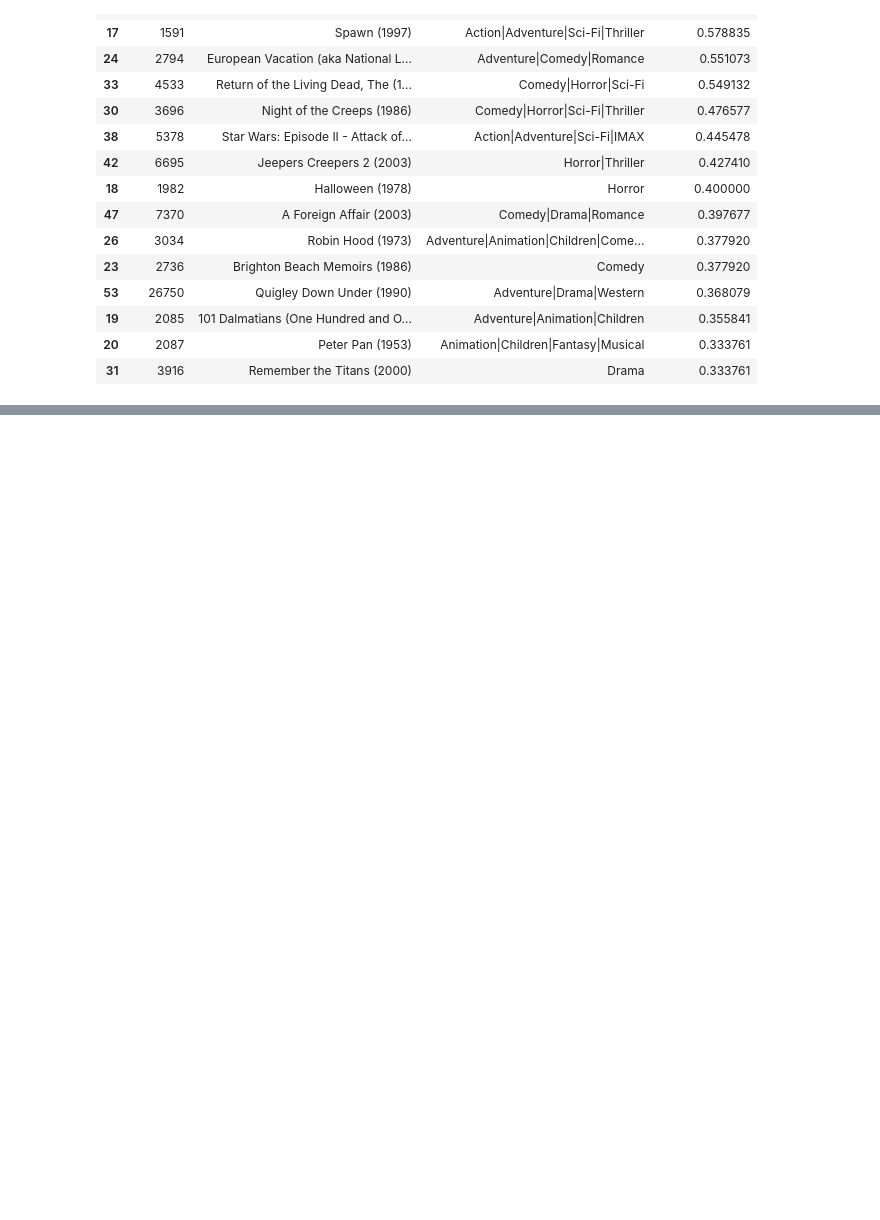
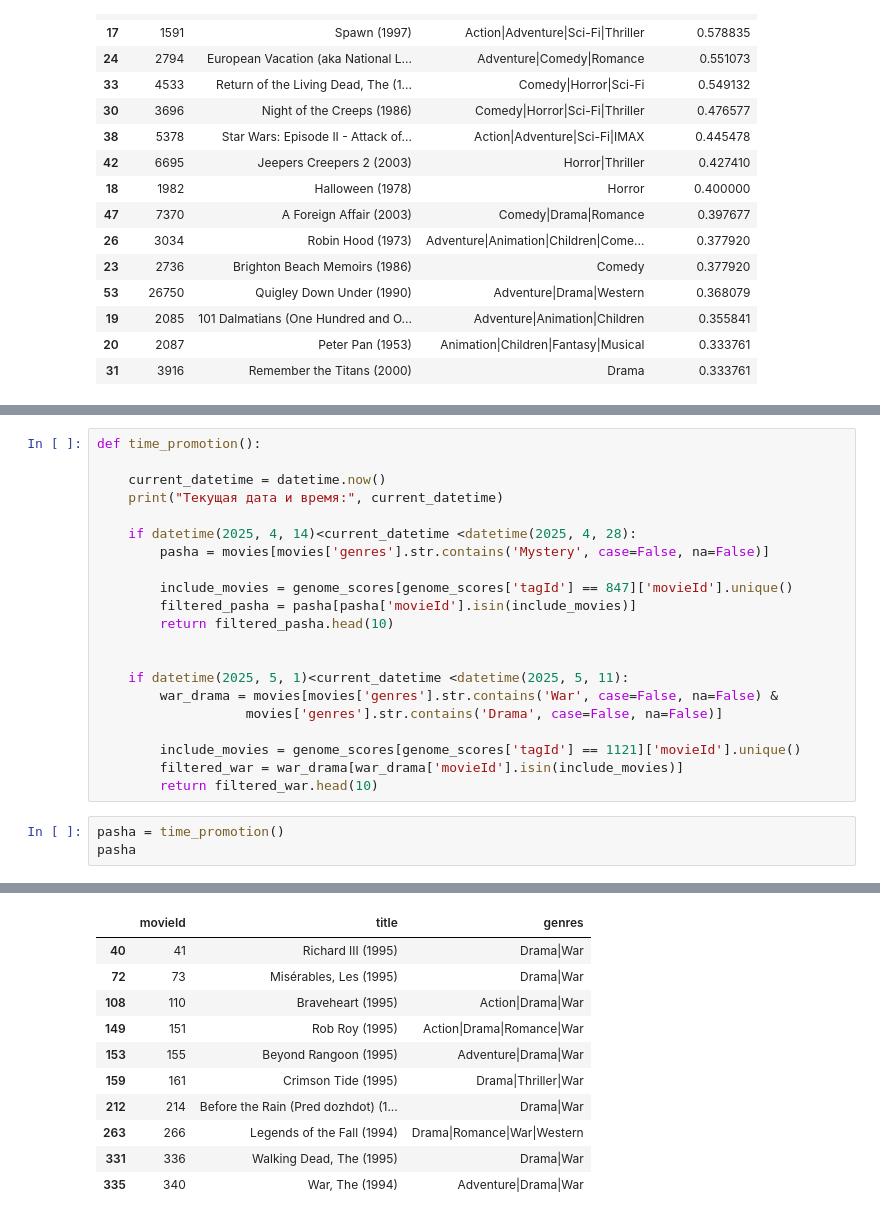
Before and after one commit to Saatarko/HomeworkDS, a Jupyter notebook: Homework_hybrid_rec_system.ipynb, the cells around one changed output, grey strips where cells are left out. Drawn from its saved outputs; the diff is of its cells as text; blank space fills up the shorter version.

```diff
--- a/Homework_hybrid_rec_system.ipynb
+++ b/Homework_hybrid_rec_system.ipynb
@@ -955,0 +1131,25 @@ final_df
+# %%
+def time_promotion():
+
+    current_datetime = datetime.now()
+    print("Текущая дата и время:", current_datetime)
+
+    if datetime(2025, 4, 14)<current_datetime <datetime(2025, 4, 28):
+        pasha = movies[movies['genres'].str.contains('Mystery', case=False, na=False)]
+
+        include_movies = genome_scores[genome_scores['tagId'] == 847]['movieId'].unique()
+        filtered_pasha = pasha[pasha['movieId'].isin(include_movies)]
+        return filtered_pasha.head(10)
+
+
+    if datetime(2025, 5, 1)<current_datetime <datetime(2025, 5, 11):
+        war_drama = movies[movies['genres'].str.contains('War', case=False, na=False) &
+                   movies['genres'].str.contains('Drama', case=False, na=False)]
+
+        include_movies = genome_scores[genome_scores['tagId'] == 1121]['movieId'].unique()
+        filtered_war = war_drama[war_drama['movieId'].isin(include_movies)]
+        return filtered_war.head(10)
+# %%
+pasha = time_promotion()
+pasha
+# %% [output]
@@ -955,0 +1157,11 @@ final_df
+|  | movieId | title | genres |
+| 40 | 41 | Richard III (1995) | Drama|War |
+| 72 | 73 | Misérables, Les (1995) | Drama|War |
+| 108 | 110 | Braveheart (1995) | Action|Drama|War |
+| 149 | 151 | Rob Roy (1995) | Action|Drama|Romance|War |
+| 153 | 155 | Beyond Rangoon (1995) | Adventure|Drama|War |
+| 159 | 161 | Crimson Tide (1995) | Drama|Thriller|War |
+| 212 | 214 | Before the Rain (Pred dozhdot) (1... | Drama|War |
+| 263 | 266 | Legends of the Fall (1994) | Drama|Romance|War|Western |
+| 331 | 336 | Walking Dead, The (1995) | Drama|War |
+| 335 | 340 | War, The (1994) | Adventure|Drama|War |
```
Also changed, not shown: parts of 18 cells of this notebook, 3 other files.
